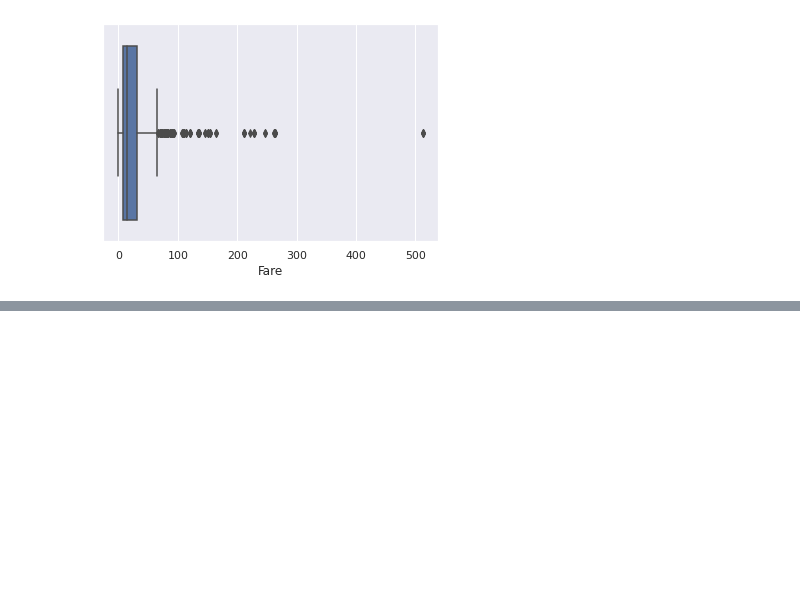
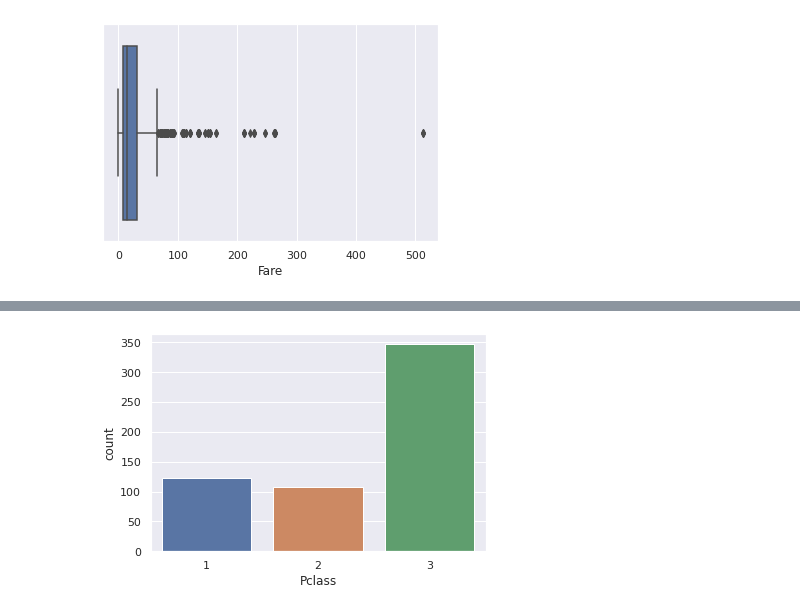
Before and after one commit to denisvivdenko/titanic_practice_dataset, a Jupyter notebook: EDA.ipynb, the cells around one changed output, grey strips where cells are left out. Drawn from its saved outputs; the diff is of its cells as text; code cells hidden in the pictures; blank space fills up the shorter version.

```diff
--- a/EDA.ipynb
+++ b/EDA.ipynb
@@ -222,0 +244,4 @@ sns.boxplot(x=X.Fare);
+# %%
+sns.countplot(x=X[X["Sex"] == "male"]["Pclass"]);
+# %% [output]
+[figure, added]
```
Also changed, not shown: parts of 10 cells of this notebook.
